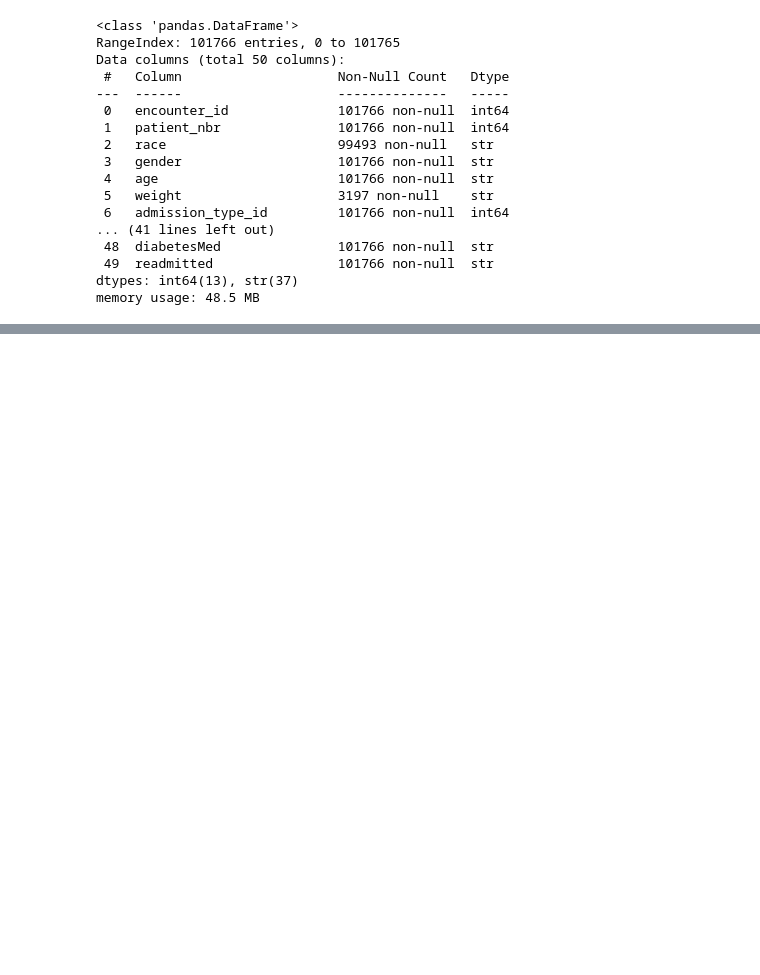
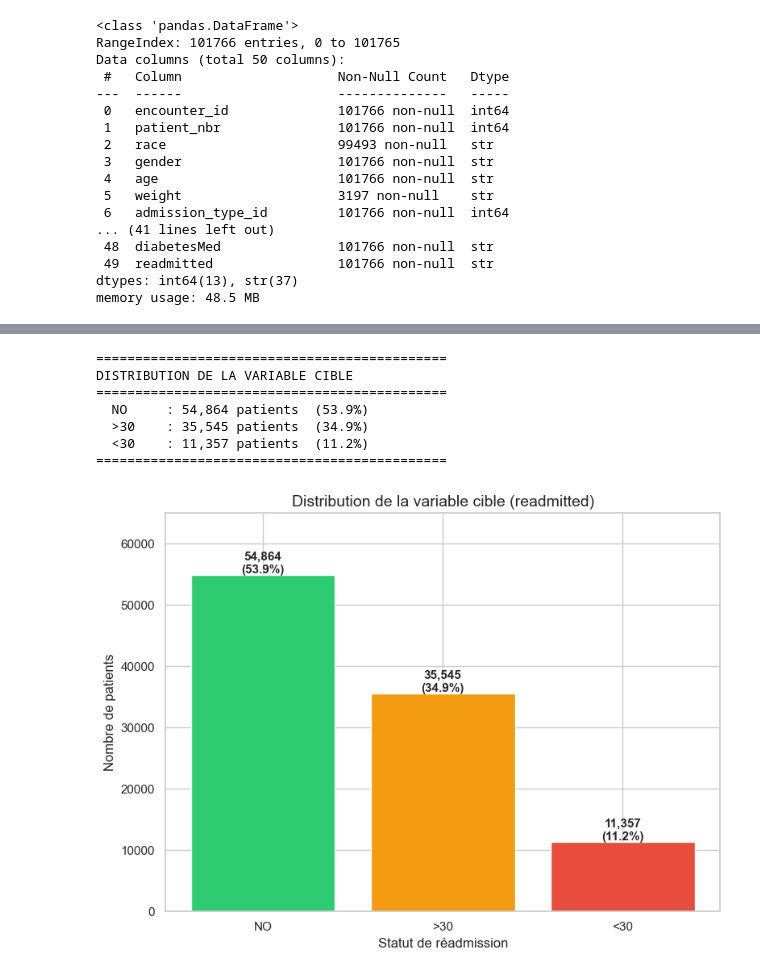
Before and after one commit to malek-ksouri/diabetes-readmission-prediction, a Jupyter notebook: notebooks/01exploration.ipynb, the cells around one changed output, grey strips where cells are left out. Saved outputs shown, nothing was run; the diff lists cells and outputs as text; code cells hidden in the pictures; blank space fills up the shorter version.

```diff
--- a/notebooks/01exploration.ipynb
+++ b/notebooks/01exploration.ipynb
@@ -328,0 +210,56 @@ Liste des variables catégorielles :
+# %%
+# =============================================================
+# CELLULE 6 — DISTRIBUTION DE LA VARIABLE CIBLE
+# =============================================================
+
+# La variable cible "readmitted" a 3 valeurs :
+# "<30" = réadmis en moins de 30 jours
+# ">30" = réadmis après 30 jours
+# "NO"  = jamais réadmis
+
+# --- Comptage et pourcentages ---
+cible = df["readmitted"].value_counts()
+cible_pct = (cible / len(df) * 100).round(1)
+
+print("=" * 45)
+print("DISTRIBUTION DE LA VARIABLE CIBLE")
+print("=" * 45)
+for val, count in cible.items():
+    pct = cible_pct[val]
+    print(f"  {val:<6} : {count:>6,} patients  ({pct}%)")
+print("=" * 45)
+
+# --- Visualisation ---
+ordre   = ["NO", ">30", "<30"]
+couleurs = ["#2ECC71", "#F39C12", "#E74C3C"]
+
+plt.figure(figsize=(8, 6))
+bars = plt.bar(ordre,
+               [cible[v] for v in ordre],
+               color=couleurs,
+               edgecolor="white")
+
+for bar, val in zip(bars, ordre):
+    count = cible[val]
+    pct   = cible_pct[val]
+    plt.text(bar.get_x() + bar.get_width() / 2,
+             bar.get_height() + 300,
+             f"{count:,}\n({pct}%)",
+             ha="center", fontsize=11, fontweight="bold")
+
+plt.title("Distribution de la variable cible (readmitted)",
+          fontsize=14)
+plt.xlabel("Statut de réadmission")
+plt.ylabel("Nombre de patients")
+plt.ylim(0, 65000)
+plt.tight_layout()
+plt.show()
+# %% [output]
+=============================================
+DISTRIBUTION DE LA VARIABLE CIBLE
+=============================================
+  NO     : 54,864 patients  (53.9%)
+  >30    : 35,545 patients  (34.9%)
+  <30    : 11,357 patients  (11.2%)
+=============================================
+[figure, added]
```
Also changed, not shown: parts of 27 cells of this notebook.
